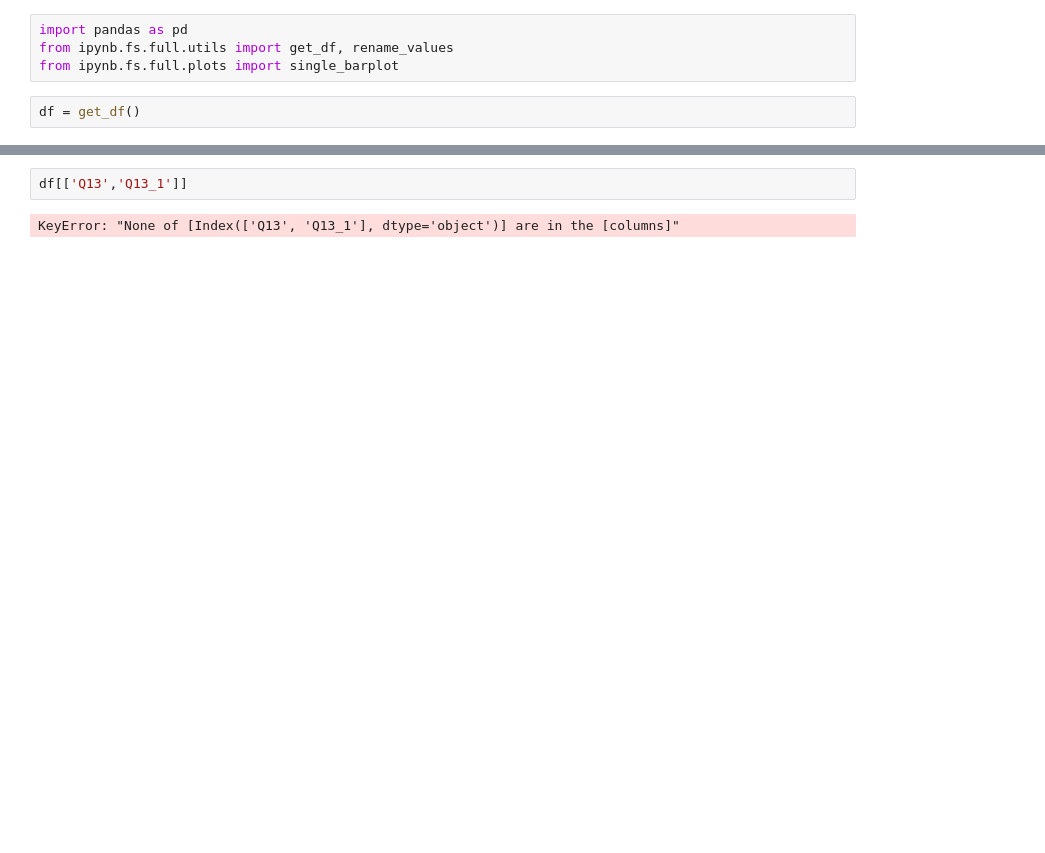
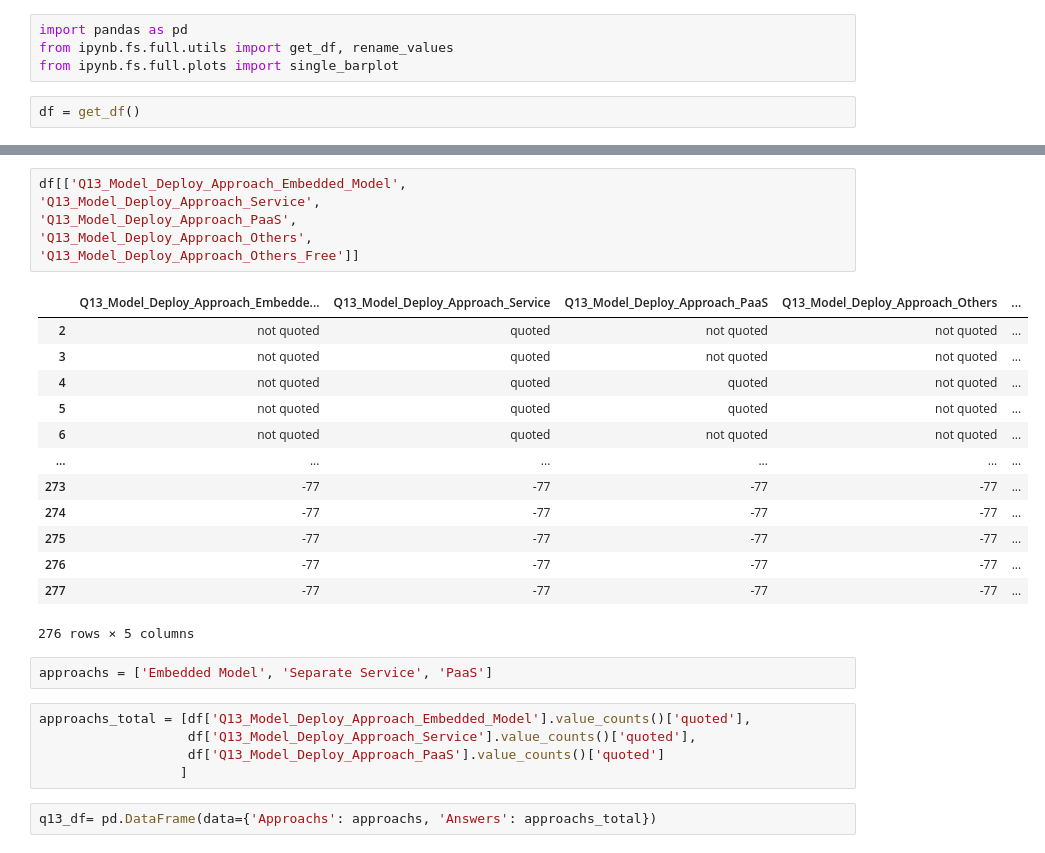
Before and after one commit to Software-Science-Lab-PUC-Rio/napiml-analysis, a Jupyter notebook: Análises/Q13.ipynb, the cells around one changed output, grey strips where cells are left out. Cells and saved outputs as stored; diff of their text form; blank space fills up the shorter version.

```diff
--- a/Análises/Q13.ipynb
+++ b/Análises/Q13.ipynb
@@ -27,4 +27,29 @@ print(df)
 # %%
-df[['Q13','Q13_1']]
+df[['Q13_Model_Deploy_Approach_Embedded_Model',
+'Q13_Model_Deploy_Approach_Service',
+'Q13_Model_Deploy_Approach_PaaS',
+'Q13_Model_Deploy_Approach_Others',
+'Q13_Model_Deploy_Approach_Others_Free']]
 # %% [output]
+|  | Q13_Model_Deploy_Approach_Embedde... | Q13_Model_Deploy_Approach_Service | Q13_Model_Deploy_Approach_PaaS | Q13_Model_Deploy_Approach_Others | ... |
+| 2 | not quoted | quoted | not quoted | not quoted | ... |
+| 3 | not quoted | quoted | not quoted | not quoted | ... |
+| 4 | not quoted | quoted | quoted | not quoted | ... |
+| 5 | not quoted | quoted | quoted | not quoted | ... |
+| 6 | not quoted | quoted | not quoted | not quoted | ... |
+| ... | ... | ... | ... | ... | ... |
+| 273 | -77 | -77 | -77 | -77 | ... |
+| 274 | -77 | -77 | -77 | -77 | ... |
+| 275 | -77 | -77 | -77 | -77 | ... |
+| 276 | -77 | -77 | -77 | -77 | ... |
+| 277 | -77 | -77 | -77 | -77 | ... |
-KeyError: "None of [Index(['Q13', 'Q13_1'], dtype='object')] are in the [columns]"
+276 rows × 5 columns
+# %%
+approachs = ['Embedded Model', 'Separate Service', 'PaaS']
+# %%
+approachs_total = [df['Q13_Model_Deploy_Approach_Embedded_Model'].value_counts()['quoted'],
+                   df['Q13_Model_Deploy_Approach_Service'].value_counts()['quoted'],
+                   df['Q13_Model_Deploy_Approach_PaaS'].value_counts()['quoted']
+                  ]
+# %%
+q13_df= pd.DataFrame(data={'Approachs': approachs, 'Answers': approachs_total})
```
Also changed, not shown: parts of 4 cells of this notebook, 1 other file.
